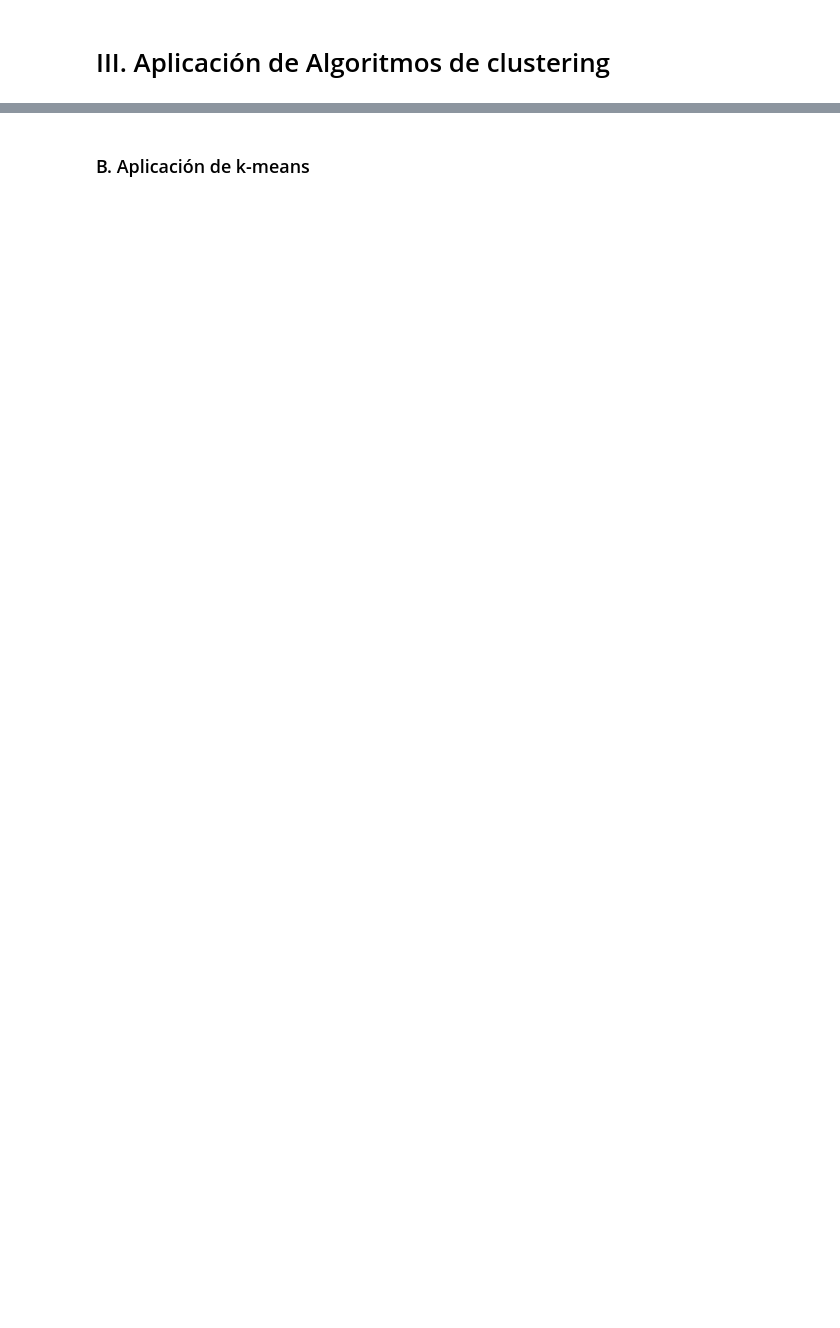
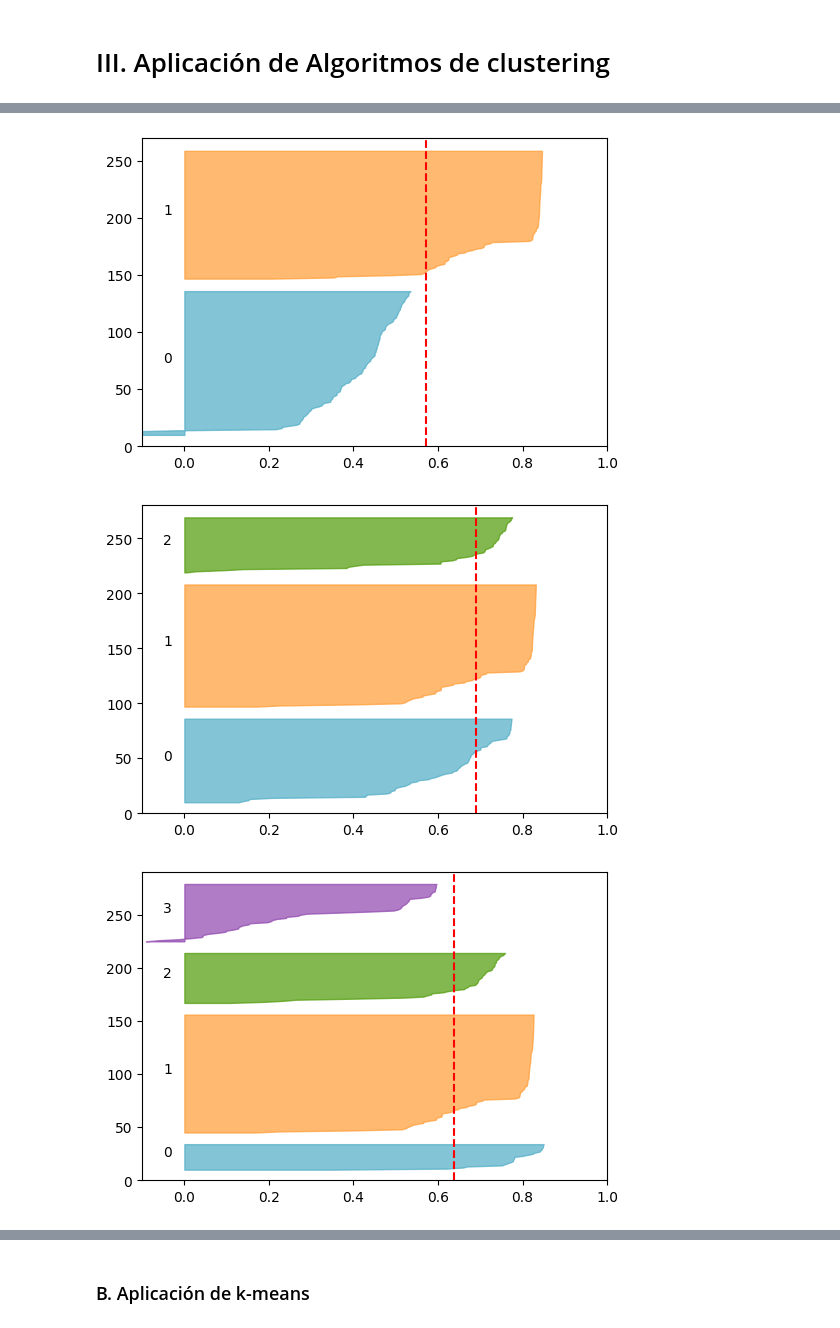
Before and after one commit to mgommez/practica2_ml, a Jupyter notebook: KMeans.ipynb, the cells around one changed output, grey strips where cells are left out. Cells and saved outputs as stored; diff of their text form; code cells hidden in the pictures; blank space fills up the shorter version.

Commit message:
HPO de DBA scan de impresión de gráficas. Implementación de cálclo de coeficientes silhouette y gráficas.

```diff
--- a/KMeans.ipynb
+++ b/KMeans.ipynb
@@ -468,0 +725,49 @@ Con esto en cuenta, se realizará una clusterización con 4 clústers para cada
+# %%
+def silhouette_graphic(data,  n_clusters, colors):
+    "Dibuja el gráfico del coeficiente de silhouette para el número de clusters indicado."
+    #Función apoyada en la implementación de sklearn.
+    fig,ax1 = plt.subplots(1, 1)
+    fig.set_size_inches(6, 4)
+    ax1.set_xlim([-0.1, 1])
+    ax1.set_ylim([0, len(data) + (n_clusters + 1) * 10])
+
+    kmeans = KMeans(n_clusters=n_clusters, random_state=55)  #Cada iteración se crea un número distinto de clústers.
+    k_labels= kmeans.fit_predict(data)
+
+    #Cálculo de coeficientes
+    values=[]
+    silhouette_avg= silhouette_score(data, k_labels)
+    silhouette_scores= silhouette_samples(data, k_labels)
+    y_low= 10
+    #dibujo del gráfico para cada cluster
+    for i in range(n_clusters):
+        values=silhouette_scores[k_labels == i]
+        values.sort()
+        size= values.shape[0]
+        ax1.fill_betweenx(
+            np.arange(y_low, y_low + size),
+            0,
+             values,
+            facecolor=colors[i],
+            edgecolor= colors[i],
+            alpha=0.7,
+        )
+        ax1.text(-0.05, y_low + 0.5 * size, str(i))
+        y_low = y_low + size + 10
+
+    #línea del coeficiente medio
+    ax1.axvline(x=silhouette_avg, color="red", linestyle="--")
+    plt.show()
+# %%
+colors = ["#4EACC5", "#FF9C34", "#4E9A06","#8E44AD", "#FF6347", "#FFC0CB", "#9C27B0", "#FF0000", "#CCCCCC" ]
+def silhouette_method(data, init= 2, final= 8):
+     """Calcula los coeficientes del método silhouette para el rango de enteros init-final y los muestra en un gráfico de área"""
+     for i in range(init, final+1):
+         silhouette_graphic(data,  i, colors)
+
+#llamada a la función
+silhouette_method(stars_1hot_pca)
+# %% [output]
+[figure, added]
+[figure, added]
+[figure, added]
```
Also changed, not shown: parts of 86 cells of this notebook.
